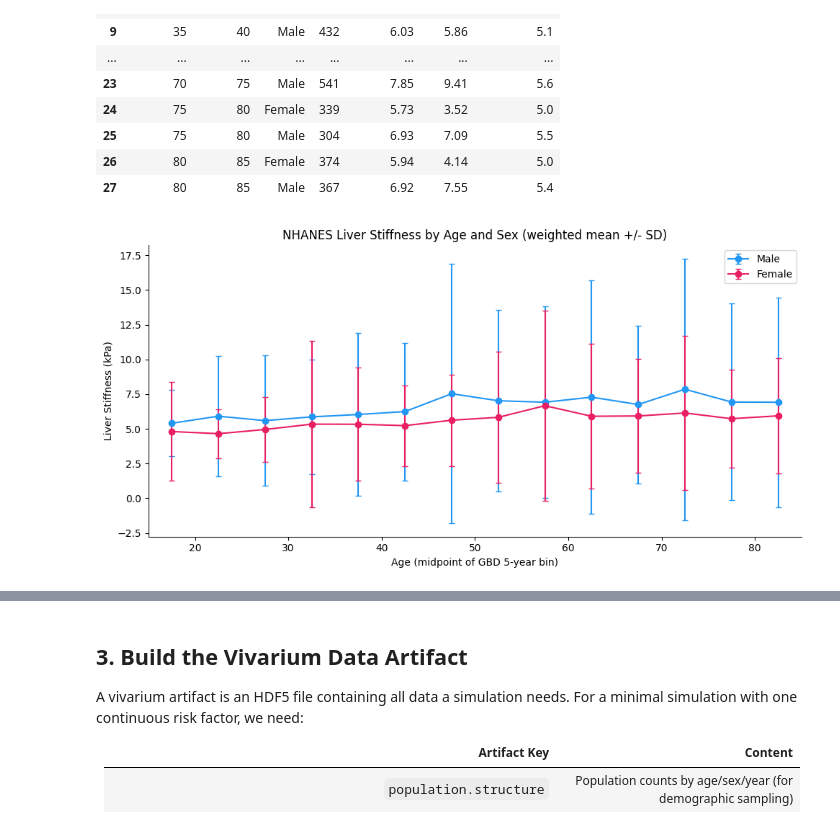
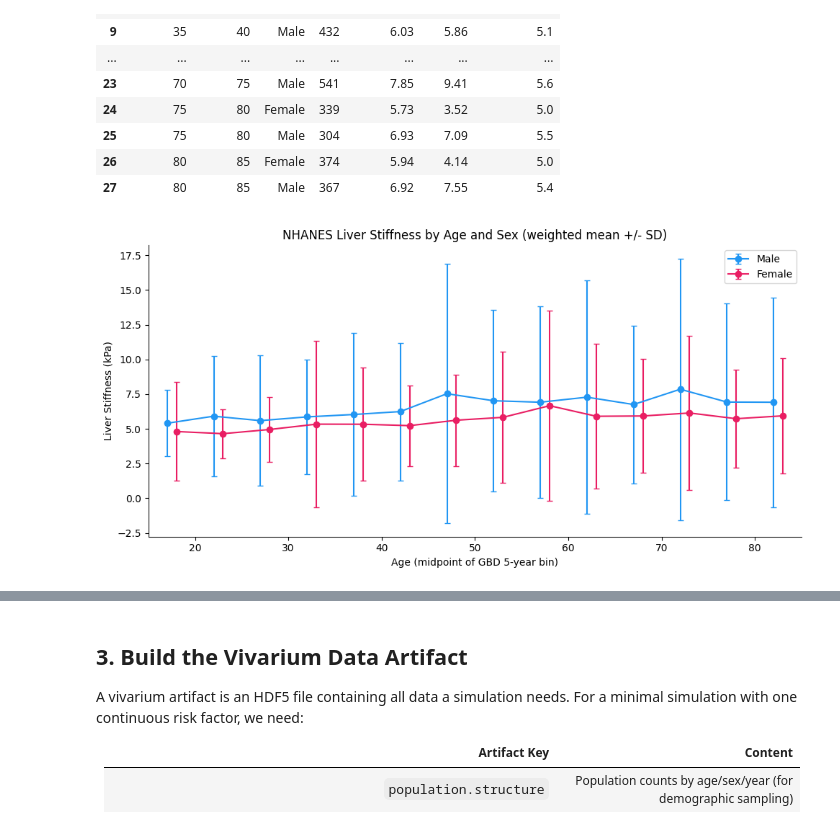
Before and after one commit to aflaxman/ai_assisted_us_health_data_analysis, a Jupyter notebook: nhanes_vivarium_risk_demo/01_nhanes_to_vivarium.ipynb, the cells around one changed output, grey strips where cells are left out. Cells and saved outputs as stored; diff of their text form; code cells hidden in the pictures.

```diff
--- a/nhanes_vivarium_risk_demo/01_nhanes_to_vivarium.ipynb
+++ b/nhanes_vivarium_risk_demo/01_nhanes_to_vivarium.ipynb
@@ -258,21 +261,21 @@ Weighted liver stiffness (kPa) by GBD age group and sex:
 # %%
 fig, ax = plt.subplots(figsize=(10, 5))
 
-for sex, color in [('Male', '#2196F3'), ('Female', '#E91E63')]:
+for sex, color, xshift in [('Male', '#2196F3', -.5), ('Female', '#E91E63', +.5)]:
     sub = exposure_summary[exposure_summary['sex'] == sex].copy()
     age_mid = (sub['age_start'] + sub['age_end']) / 2
     ax.errorbar(
-        age_mid, sub['mean_lsm'], yerr=sub['sd_lsm'],
+        age_mid+xshift, sub['mean_lsm'], yerr=sub['sd_lsm'],
         label=sex, color=color, capsize=3, marker='o', linewidth=1.5,
     )
 
 ax.set_xlabel('Age (midpoint of GBD 5-year bin)')
 ax.set_ylabel('Liver Stiffness (kPa)')
 ax.set_title('NHANES Liver Stiffness by Age and Sex (weighted mean +/- SD)')
 ax.legend()
 ax.set_xlim(15, 85)
 sns.despine()
 plt.tight_layout()
 plt.show()
 # %% [output]
-[figure, old version]
+[figure, new version]
```
Also changed, not shown: parts of 20 cells of this notebook, 4 other files.
